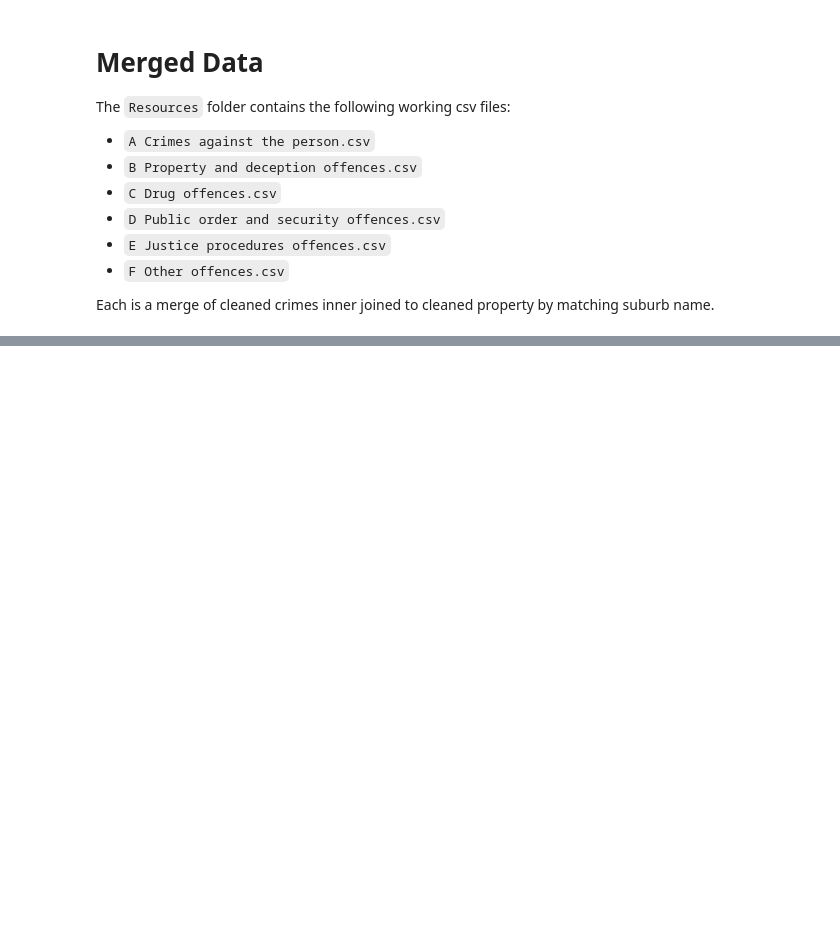
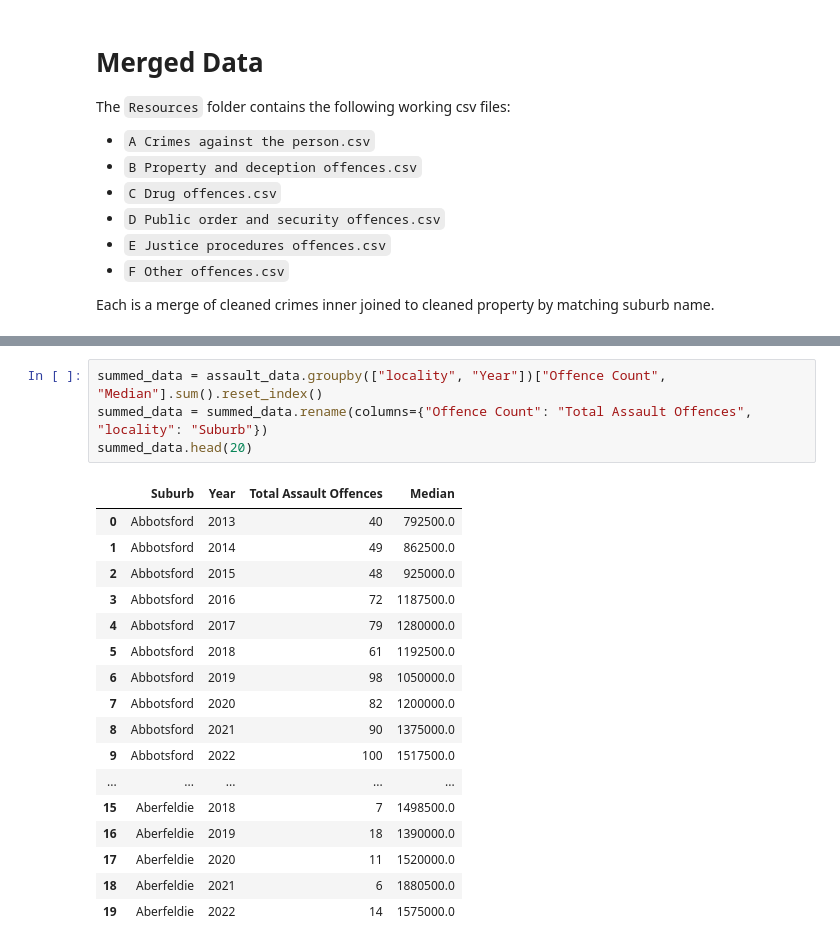
Before and after one commit to rsamma1606/proj-one-group-8, a Jupyter notebook: prj-one_Crime_vs_Property.ipynb, the cells around one changed output, grey strips where cells are left out. Cells and saved outputs as stored; diff of their text form; blank space fills up the shorter version.

```diff
--- a/prj-one_Crime_vs_Property.ipynb
+++ b/prj-one_Crime_vs_Property.ipynb
@@ -220,0 +260,22 @@ Each is a merge of cleaned crimes inner joined to cleaned property by matching s
+# %%
+summed_data = assault_data.groupby(["locality", "Year"])["Offence Count", "Median"].sum().reset_index()
+summed_data = summed_data.rename(columns={"Offence Count": "Total Assault Offences", "locality": "Suburb"})
+summed_data.head(20)
+# %% [output]
+|  | Suburb | Year | Total Assault Offences | Median |
+| 0 | Abbotsford | 2013 | 40 | 792500.0 |
+| 1 | Abbotsford | 2014 | 49 | 862500.0 |
+| 2 | Abbotsford | 2015 | 48 | 925000.0 |
+| 3 | Abbotsford | 2016 | 72 | 1187500.0 |
+| 4 | Abbotsford | 2017 | 79 | 1280000.0 |
+| 5 | Abbotsford | 2018 | 61 | 1192500.0 |
+| 6 | Abbotsford | 2019 | 98 | 1050000.0 |
+| 7 | Abbotsford | 2020 | 82 | 1200000.0 |
+| 8 | Abbotsford | 2021 | 90 | 1375000.0 |
+| 9 | Abbotsford | 2022 | 100 | 1517500.0 |
+| ... | ... | ... | ... | ... |
+| 15 | Aberfeldie | 2018 | 7 | 1498500.0 |
+| 16 | Aberfeldie | 2019 | 18 | 1390000.0 |
+| 17 | Aberfeldie | 2020 | 11 | 1520000.0 |
+| 18 | Aberfeldie | 2021 | 6 | 1880500.0 |
+| 19 | Aberfeldie | 2022 | 14 | 1575000.0 |
```
Also changed, not shown: parts of 7 cells of this notebook.
